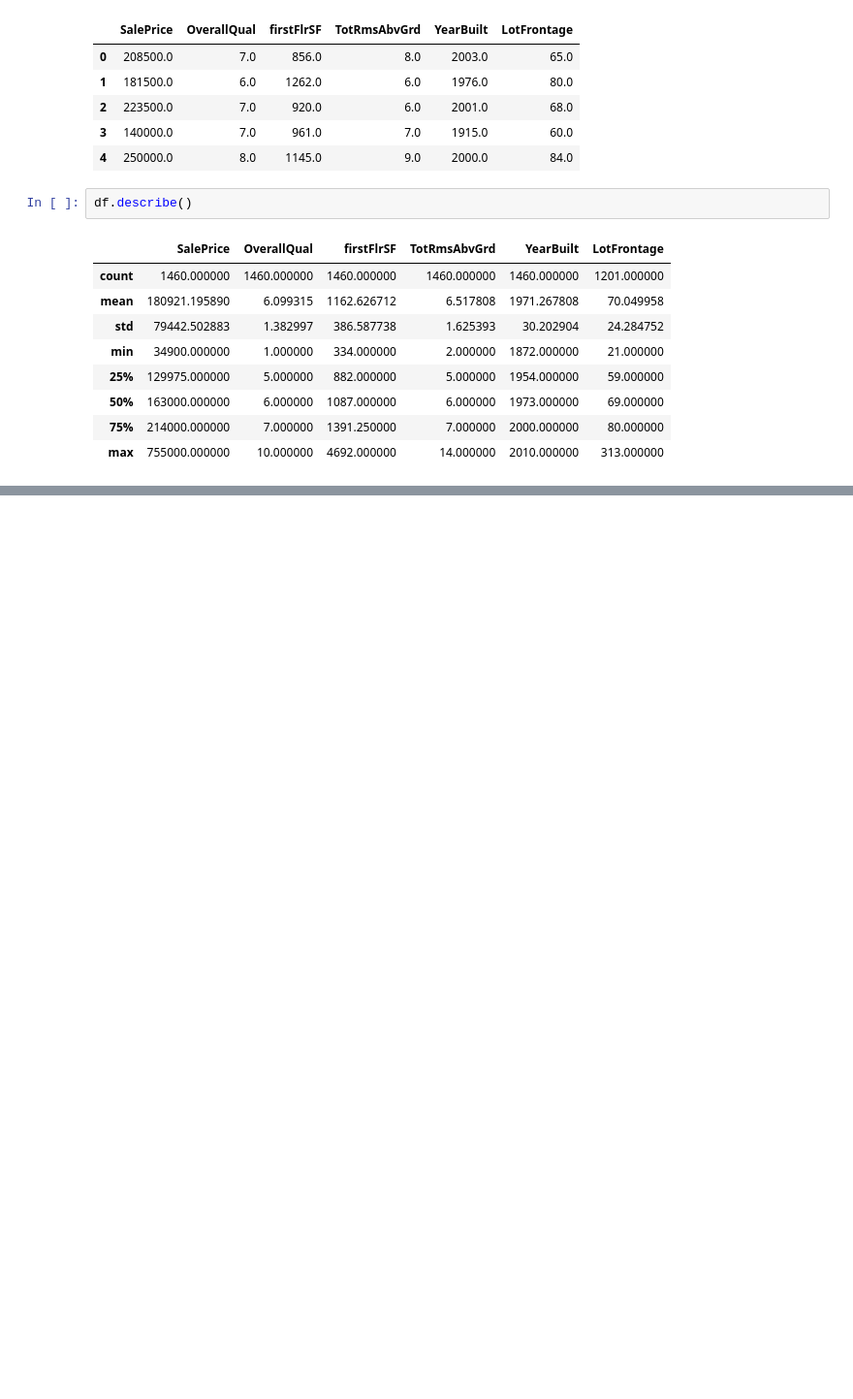
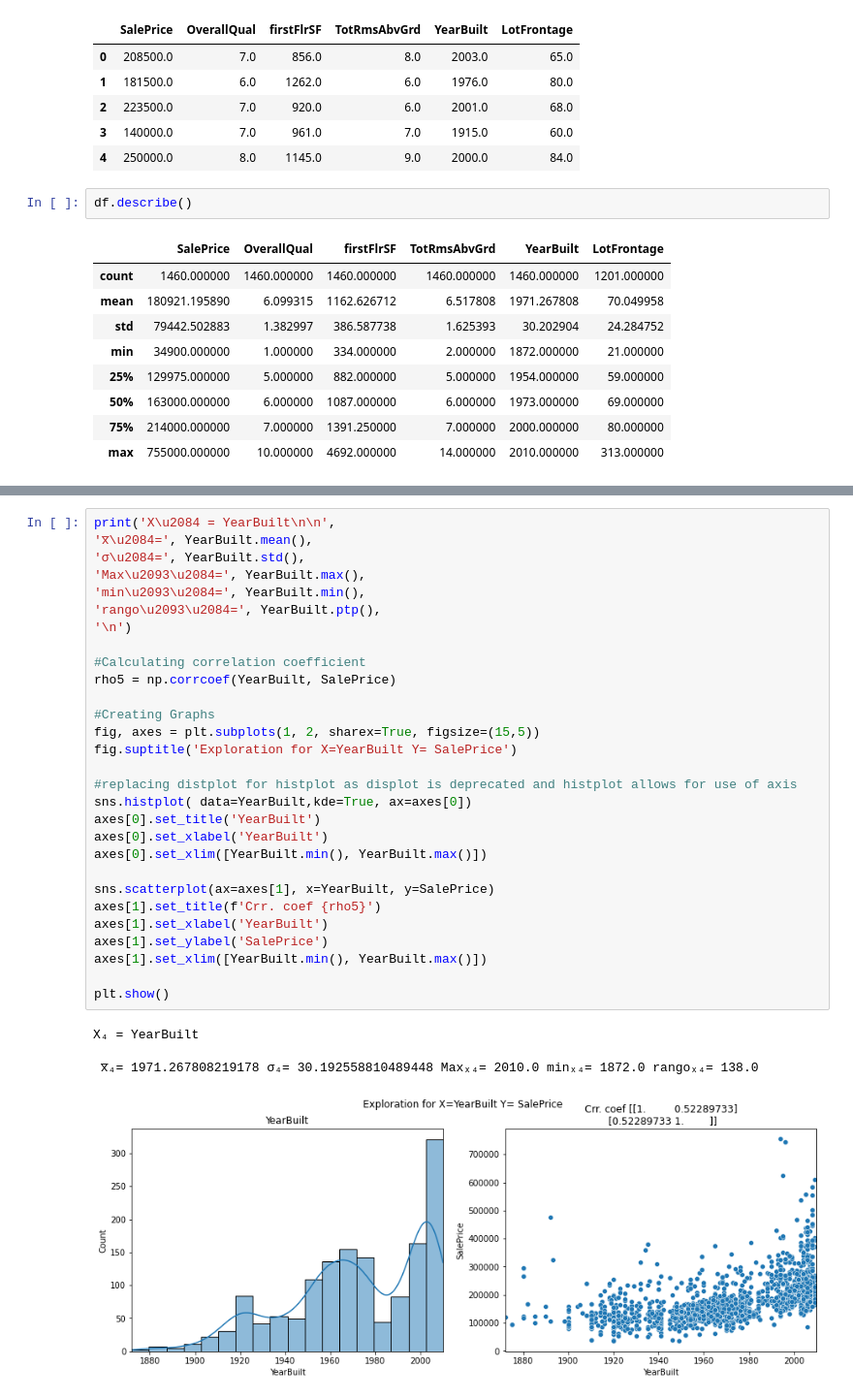
Before and after one commit to cavendano01/linear_regression_project, a Jupyter notebook: linear_regression.ipynb, the cells around one changed output, grey strips where cells are left out. Shown at 97% size. Cells and saved outputs as stored; diff of their text form; blank space fills up the shorter version.

```diff
--- a/linear_regression.ipynb
+++ b/linear_regression.ipynb
@@ -73,0 +140,34 @@ Text(0, 0.5, 'SalePrice')
+# %%
+print('X\u2084 = YearBuilt\n\n',
+'x̅\u2084=', YearBuilt.mean(),
+'σ\u2084=', YearBuilt.std(),
+'Max\u2093\u2084=', YearBuilt.max(),
+'min\u2093\u2084=', YearBuilt.min(),
+'rango\u2093\u2084=', YearBuilt.ptp(),
+'\n')
+
+#Calculating correlation coefficient
+rho5 = np.corrcoef(YearBuilt, SalePrice)
+
+#Creating Graphs
+fig, axes = plt.subplots(1, 2, sharex=True, figsize=(15,5))
+fig.suptitle('Exploration for X=YearBuilt Y= SalePrice')
+
+#replacing distplot for histplot as displot is deprecated and histplot allows for use of axis
+sns.histplot( data=YearBuilt,kde=True, ax=axes[0])
+axes[0].set_title('YearBuilt')
+axes[0].set_xlabel('YearBuilt')
+axes[0].set_xlim([YearBuilt.min(), YearBuilt.max()])
+
+sns.scatterplot(ax=axes[1], x=YearBuilt, y=SalePrice)
+axes[1].set_title(f'Crr. coef {rho5}')
+axes[1].set_xlabel('YearBuilt')
+axes[1].set_ylabel('SalePrice')
+axes[1].set_xlim([YearBuilt.min(), YearBuilt.max()])
+
+plt.show()
+# %% [output]
+X₄ = YearBuilt
+
+ x̅₄= 1971.267808219178 σ₄= 30.192558810489448 Maxₓ₄= 2010.0 minₓ₄= 1872.0 rangoₓ₄= 138.0
+[figure, added]
```
Also changed, not shown: parts of 7 cells of this notebook.
